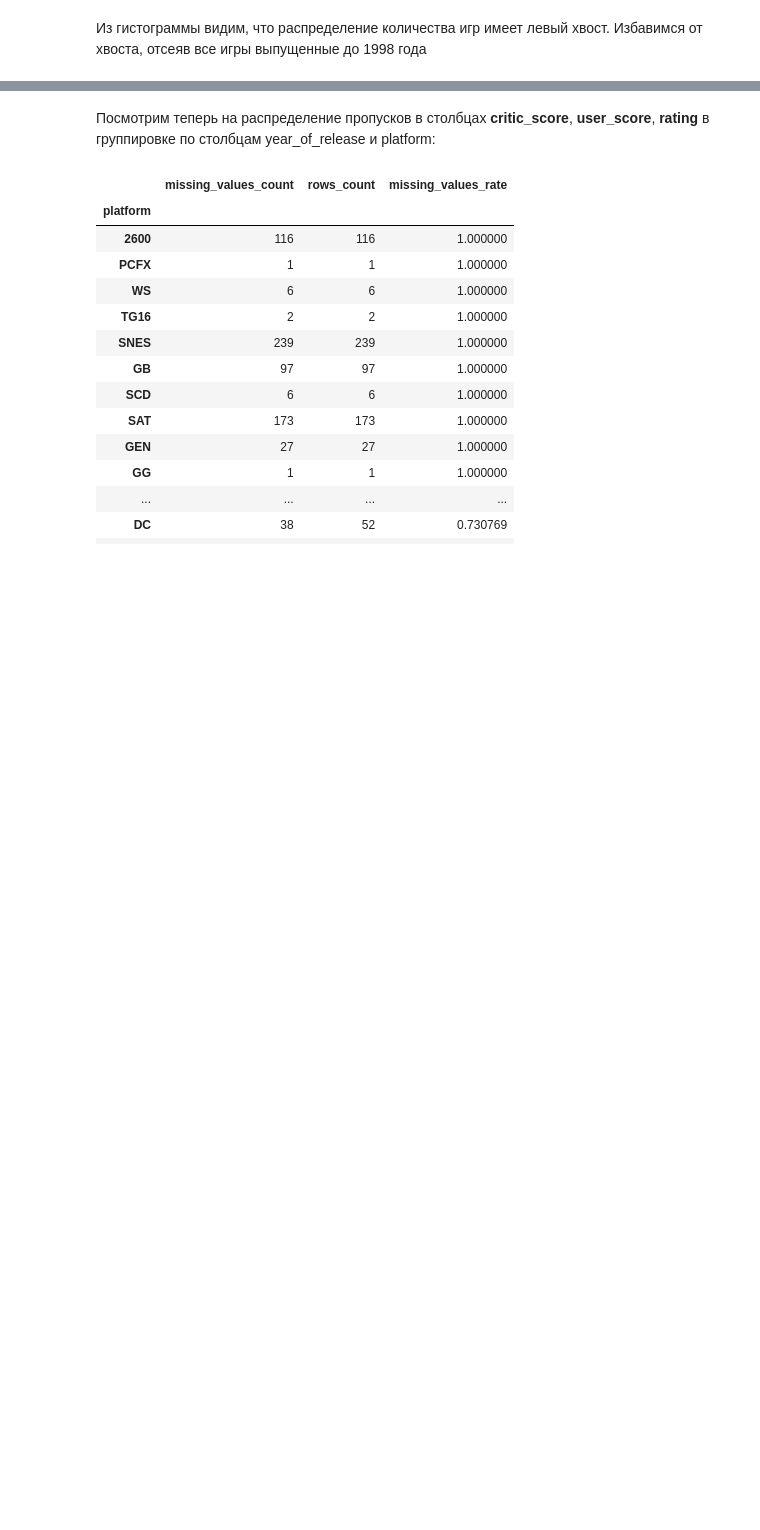
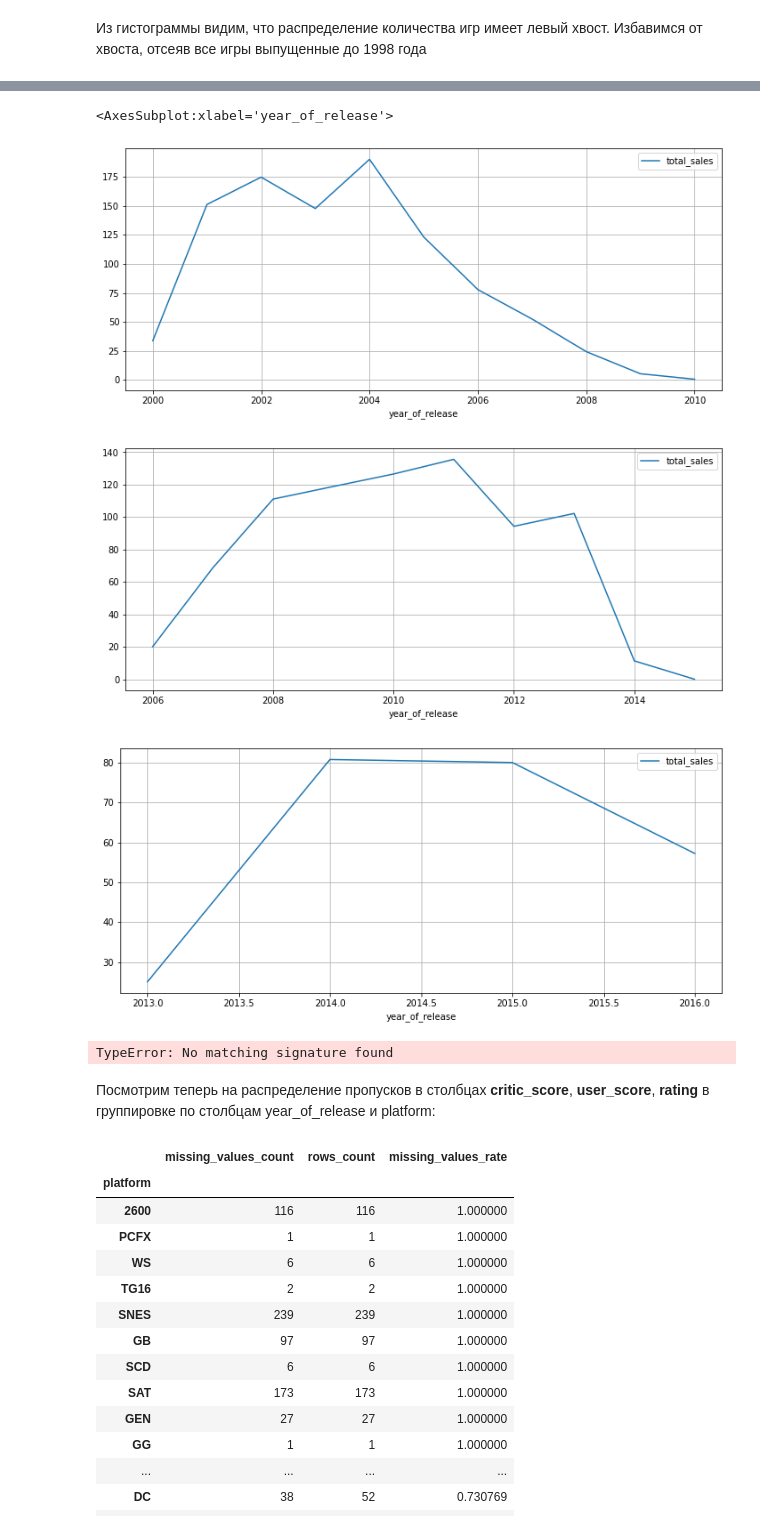
Before and after one commit to skeichenka/yndxdacourse, a Jupyter notebook: final project.ipynb, the cells around one changed output, grey strips where cells are left out. Cells and saved outputs as stored; diff of their text form; code cells hidden in the pictures; blank space fills up the shorter version.

```diff
--- a/final project.ipynb
+++ b/final project.ipynb
@@ -453,0 +465,9 @@ AttributeError: 'Series' object has no attribute 'columns'
+# %%
+df[df.platform == 'PS2'].pivot_table(index='year_of_release', values='total_sales', aggfunc='sum').plot(grid=True, figsize=(12, 5))
+df[df.platform == 'PS3'].pivot_table(index='year_of_release', values='total_sales', aggfunc='sum').plot(grid=True, figsize=(12, 5))
+df[df.platform == 'PS4'].pivot_table(index='year_of_release', values='total_sales', aggfunc='sum').plot(grid=True, figsize=(12, 5))
+# %% [output]
+<AxesSubplot:xlabel='year_of_release'>
+[figure, added]
+[figure, added]
+[figure, added]
@@ -454,3 +476,7 @@ AttributeError: 'Series' object has no attribute 'columns'
+# %%
+pl2.unstack()
+# %% [output]
+TypeError: No matching signature found
 # %% [markdown]
 Посмотрим теперь на распределение пропусков в столбцах **critic_score**, **user_score**, **rating** в группировке по столбцам year_of_release и platform:
 # %%
```
Also changed, not shown: parts of 26 cells of this notebook, 1 other file.
